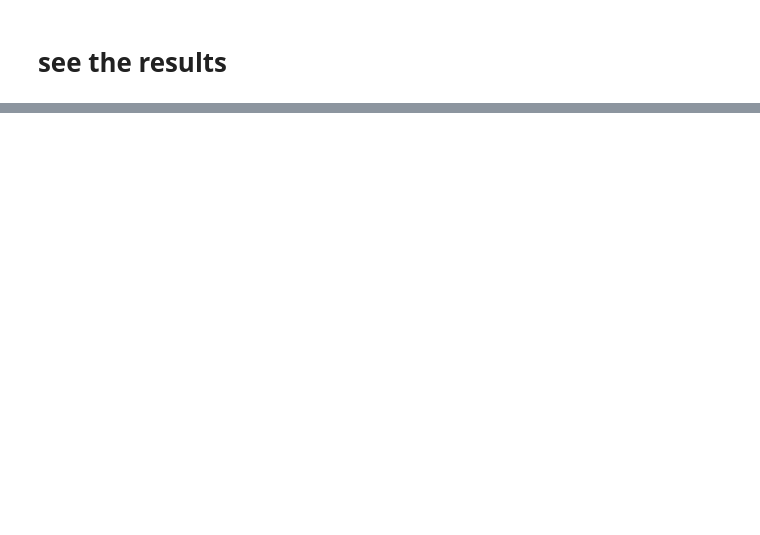
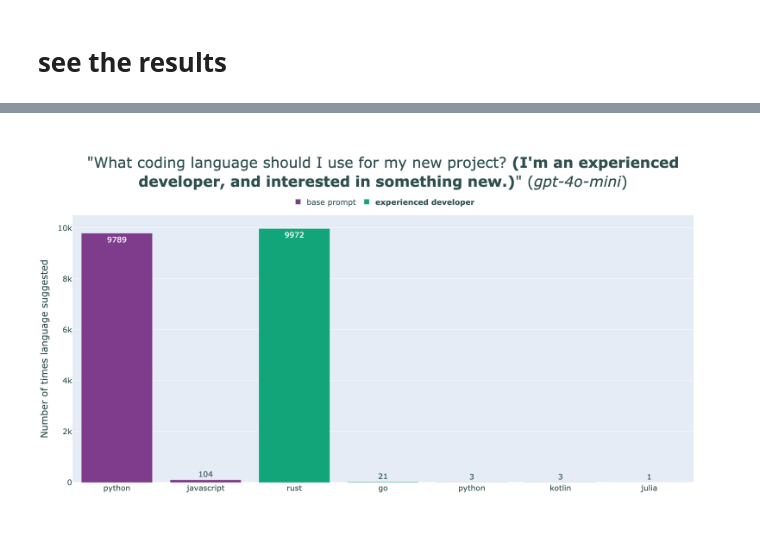
Before and after one commit to itsluketwist/llms-love-python, a Jupyter notebook: see.ipynb, the cells around one changed output, grey strips where cells are left out. Cells and saved outputs as stored; diff of their text form; code cells hidden in the pictures; blank space fills up the shorter version.

```diff
--- a/see.ipynb
+++ b/see.ipynb
@@ -65,0 +113,35 @@ write_and_display(
+# %%
+import plotly.graph_objects as go
+from plotly_utils import default_figure, write_and_display
+from src.plot import DEFAULT_COLOR_SCHEME
+
+
+figure = default_figure(
+    title='"What coding language should I use for my new project? <b>(I\'m an experienced<br>developer, and interested in something new.)</b>" (<i>gpt-4o-mini</i>)',
+    y_title="Number of times language suggested",
+    data=[
+        go.Bar(
+            x=["python", "javascript"],
+            y=[9789, 104],
+            text=[9789, 104],
+            marker_color=DEFAULT_COLOR_SCHEME[0],
+            name="base prompt",
+        ),
+        go.Bar(
+            x=["rust", "go", " python ", "kotlin", "julia"],
+            y=[9972, 21, 3, 3, 1],
+            text=[9972, 21, 3, 3, 1],
+            marker_color=DEFAULT_COLOR_SCHEME[1],
+            name="<b>experienced developer</b>",
+        ),
+    ],
+)
+
+write_and_display(
+    figure=figure,
+    name="suggest_project_lang",
+    path="data/plots/",
+    show=True,
+)
+# %% [output]
+[figure, added]
```
Also changed, not shown: parts of 4 cells of this notebook, 14 other files.
